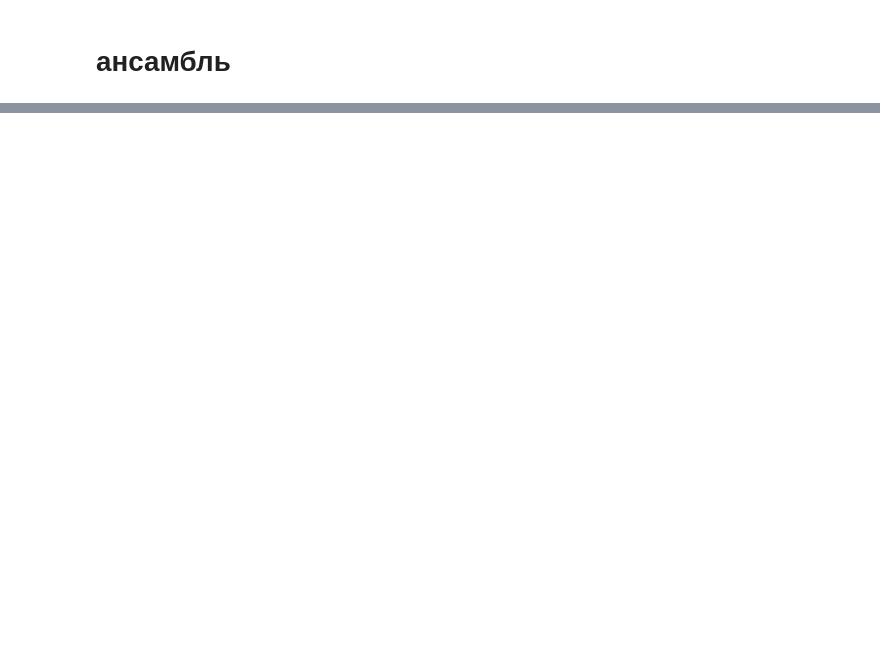
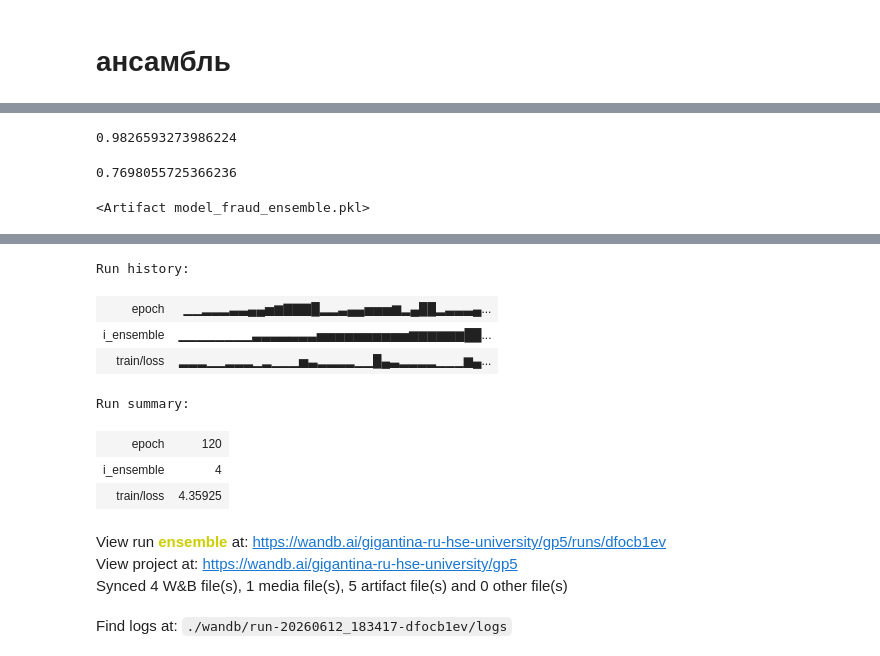
Before and after one commit to gigantina/gp-5, a Jupyter notebook: Part_2.ipynb, the cells around one changed output, grey strips where cells are left out. Cells and saved outputs as stored; diff of their text form; code cells hidden in the pictures; blank space fills up the shorter version.

```diff
--- a/Part_2.ipynb
+++ b/Part_2.ipynb
@@ -384,5 +384,29 @@ def build_model():
         nn.Dropout(0.2),
         nn.Linear(32, 1),
         )
+# %%
+EPOCHS = 120
+LR = 0.001
+WEIGHT_DECAY = 1e-4
+N_ENSEMBLE = 5
+
+net = build_model()
+opt = torch.optim.Adam(net.parameters(), lr=LR, weight_decay=WEIGHT_DECAY)
 # %%
 loss_fn2 = nn.BCEWithLogitsLoss(pos_weight=pos_weight)
+# %%
+config = {
+    "model": "Ensemble",
+    "optimizer": str(opt.__class__.__name__),
+    "task": "fraud_detection",
+    "epochs": EPOCHS,
+    "batch_size": BATCH_SIZE,
+    "lr": LR,
+    "weight_decay": WEIGHT_DECAY,
+    "pos_weight": pos_weight,
+    "loss": str(loss_fn2.__class__.__name__),
+    "n_ensemble": N_ENSEMBLE,
+    "architecture": str(net)
+}
+
+run = wandb.init(project=WANDB_PROJECT, entity=WANDB_ENTITY, name="ensemble", config=config)
@@ -439,0 +461,12 @@ Error:
+# %%
+auc_score = roc_auc_score(y_true, probs2)
+logging.info(f"На тесте ROC_AUC: {auc_score}")
+auc_score
+# %% [output]
+0.9826593273986224
+# %%
+pre_score = average_precision_score(y_true, probs2)
+logging.info(f"На тесте Precision: {pre_score}")
+pre_score
+# %% [output]
+0.7698055725366236
@@ -439,0 +482,11 @@ Error:
+# %%
+artifact = wandb.Artifact(name="model_fraud_ensemble.pkl", type="model", description="Ансамбль моделей для определения Фрода")
+
+artifact.add_file("models/model_fraud_ensemble.pkl")
+artifact.add_file(log_file)
+run.log_artifact(artifact)
+# %% [output]
+<Artifact model_fraud_ensemble.pkl>
+# %%
+run.finish()
+# %% [output]
@@ -439,0 +494,12 @@ Error:
+Run history:
+| epoch | ▁▁▂▂▂▃▃▄▄▅▆▇▇▇█▂▂▃▄▄▅▅▅▆▂▄██▂▃▃▃▄... |
+| i_ensemble | ▁▁▁▁▁▁▁▁▃▃▃▃▃▃▃▅▅▅▅▅▅▅▅▅▅▆▆▆▆▆▆██... |
+| train/loss | ▂▂▂▁▁▂▂▂▁▂▁▁▁▅▃▂▂▂▂▁▁█▄▃▂▂▂▂▁▁▁▆▄... |
+Run summary:
+| epoch | 120 |
+| i_ensemble | 4 |
+| train/loss | 4.35925 |
+View run ensemble at: https://wandb.ai/gigantina-ru-hse-university/gp5/runs/dfocb1ev
+View project at: https://wandb.ai/gigantina-ru-hse-university/gp5
+Synced 4 W&B file(s), 1 media file(s), 5 artifact file(s) and 0 other file(s)
+Find logs at: ./wandb/run-20260612_183417-dfocb1ev/logs
```
Also changed, not shown: parts of 36 cells of this notebook.
